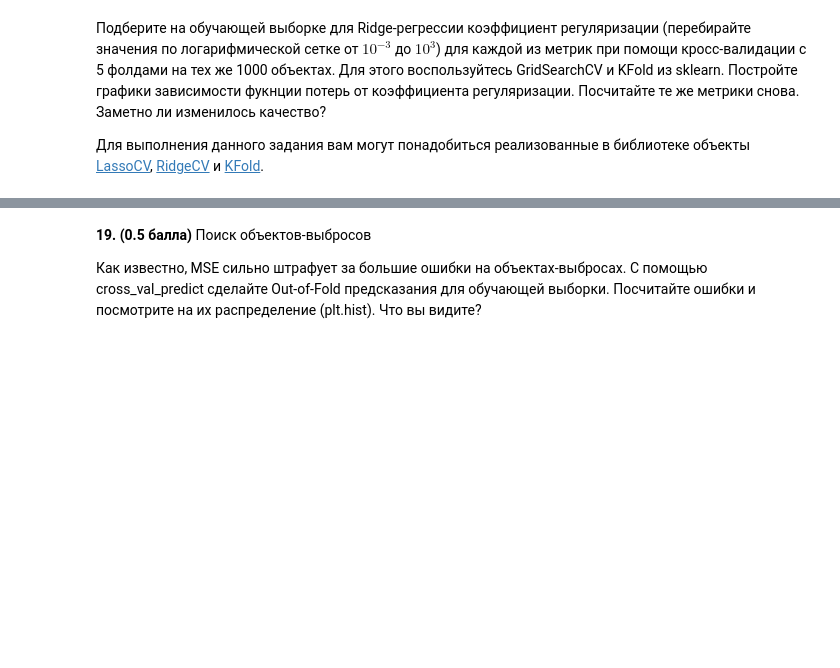
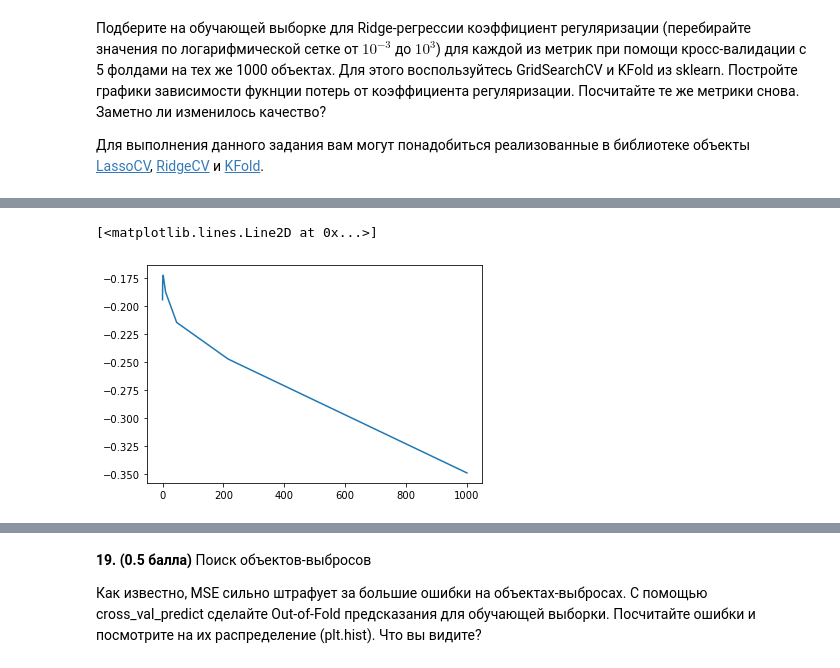
Before and after one commit to Soberjan/MachineLearning2023, a Jupyter notebook: homework-practice-02-linregr.ipynb, the cells around one changed output, grey strips where cells are left out. Saved outputs shown, nothing was run; the diff lists cells and outputs as text; code cells hidden in the pictures; blank space fills up the shorter version.

```diff
--- a/homework-practice-02-linregr.ipynb
+++ b/homework-practice-02-linregr.ipynb
@@ -627,0 +641,7 @@ print(ridge.score(air_test, delay_test))
+# %%
+Ridge_reg = GridSearchCV(Ridge(), {"alpha": coefs}, scoring='neg_mean_absolute_error',cv=5)
+Ridge_reg.fit(train_small, delay_small)
+plt.plot(coefs, Ridge_reg.cv_results_['mean_test_score'])
+# %% [output]
+[<matplotlib.lines.Line2D at 0x...>]
+[figure, added]
```
Also changed, not shown: parts of 5 cells of this notebook.
